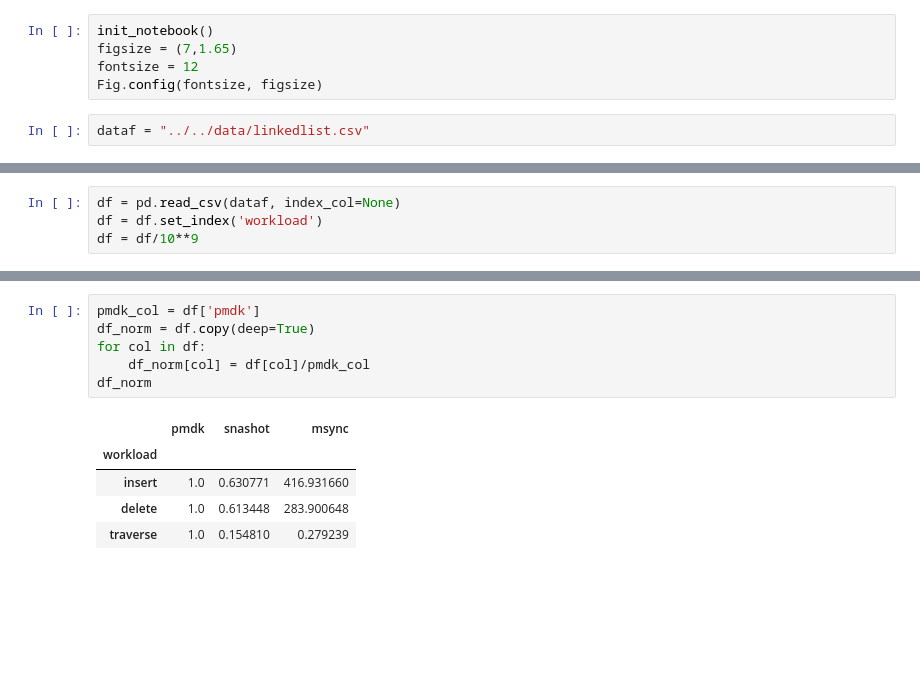
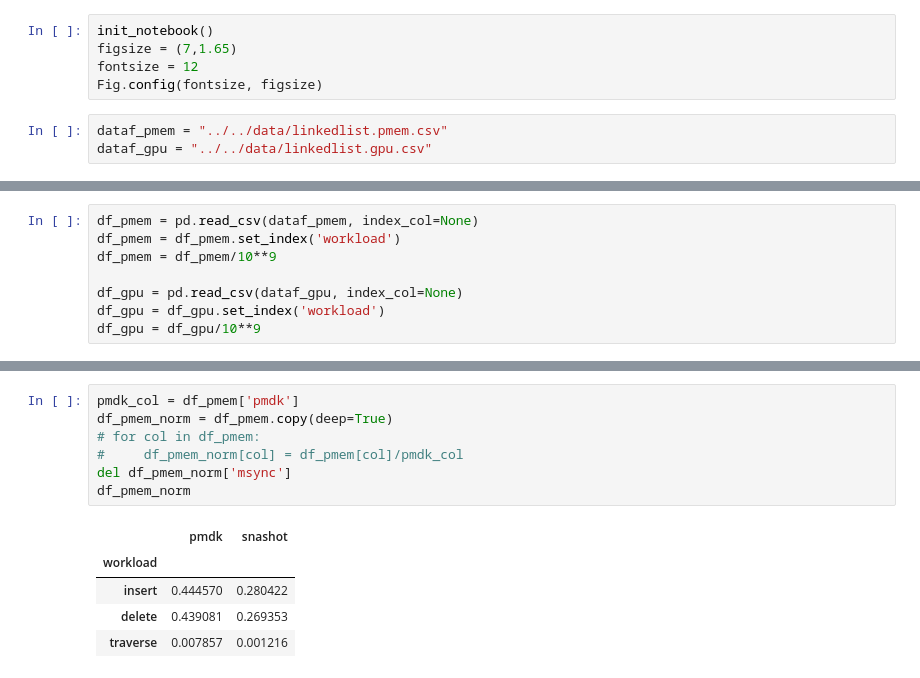
Before and after one commit to NVSL/snapshot-public, a Jupyter notebook: src/scripts/linkedlist.ipynb, the cells around one changed output, grey strips where cells are left out. Cells and saved outputs as stored; diff of their text form; blank space fills up the shorter version.

```diff
--- a/src/scripts/linkedlist.ipynb
+++ b/src/scripts/linkedlist.ipynb
@@ -35,5 +35,6 @@ figsize = (7,1.65)
 fontsize = 12
 Fig.config(fontsize, figsize)
 # %%
-dataf = "../../data/linkedlist.csv"
+dataf_pmem = "../../data/linkedlist.pmem.csv"
+dataf_gpu = "../../data/linkedlist.gpu.csv"
 # %%
@@ -43,5 +46,9 @@ eb8267ee6c42f6c2e9dbb7580db386b65c813a74961ad6abd094ffce247e08ef  ../../data/lin
 # %%
-df = pd.read_csv(dataf, index_col=None)
-df = df.set_index('workload')
-df = df/10**9
+df_pmem = pd.read_csv(dataf_pmem, index_col=None)
+df_pmem = df_pmem.set_index('workload')
+df_pmem = df_pmem/10**9
+
+df_gpu = pd.read_csv(dataf_gpu, index_col=None)
+df_gpu = df_gpu.set_index('workload')
+df_gpu = df_gpu/10**9
 # %%
@@ -55,12 +70,13 @@ df
 # %%
-pmdk_col = df['pmdk']
-df_norm = df.copy(deep=True)
-for col in df:
-    df_norm[col] = df[col]/pmdk_col
-df_norm
+pmdk_col = df_pmem['pmdk']
+df_pmem_norm = df_pmem.copy(deep=True)
+# for col in df_pmem:
+#     df_pmem_norm[col] = df_pmem[col]/pmdk_col
+del df_pmem_norm['msync']
+df_pmem_norm
 # %% [output]
-|  | pmdk | snashot | msync |
-| workload |  |  |  |
-| insert | 1.0 | 0.630771 | 416.931660 |
-| delete | 1.0 | 0.613448 | 283.900648 |
-| traverse | 1.0 | 0.154810 | 0.279239 |
+|  | pmdk | snashot |
+| workload |  |  |
+| insert | 0.444570 | 0.280422 |
+| delete | 0.439081 | 0.269353 |
+| traverse | 0.007857 | 0.001216 |
```
Also changed, not shown: parts of 7 cells of this notebook, 15 other files.
